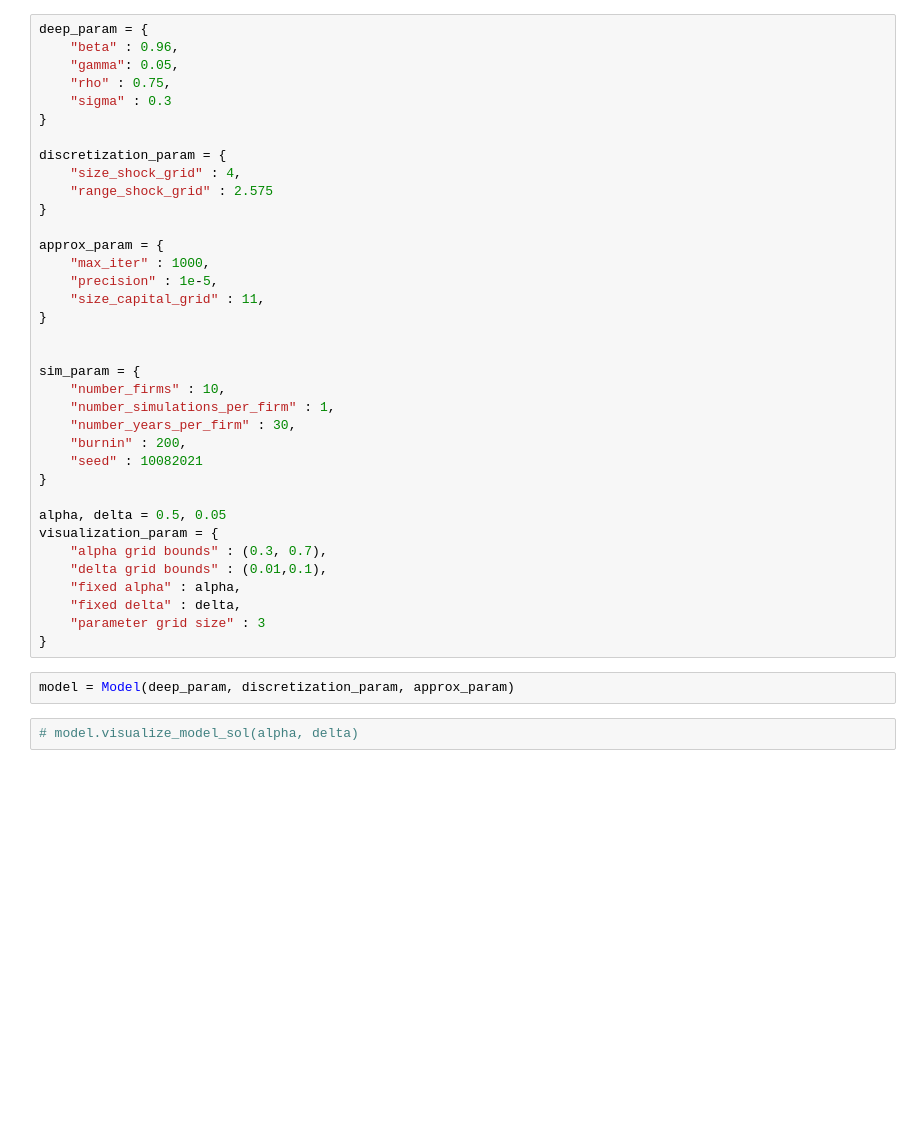
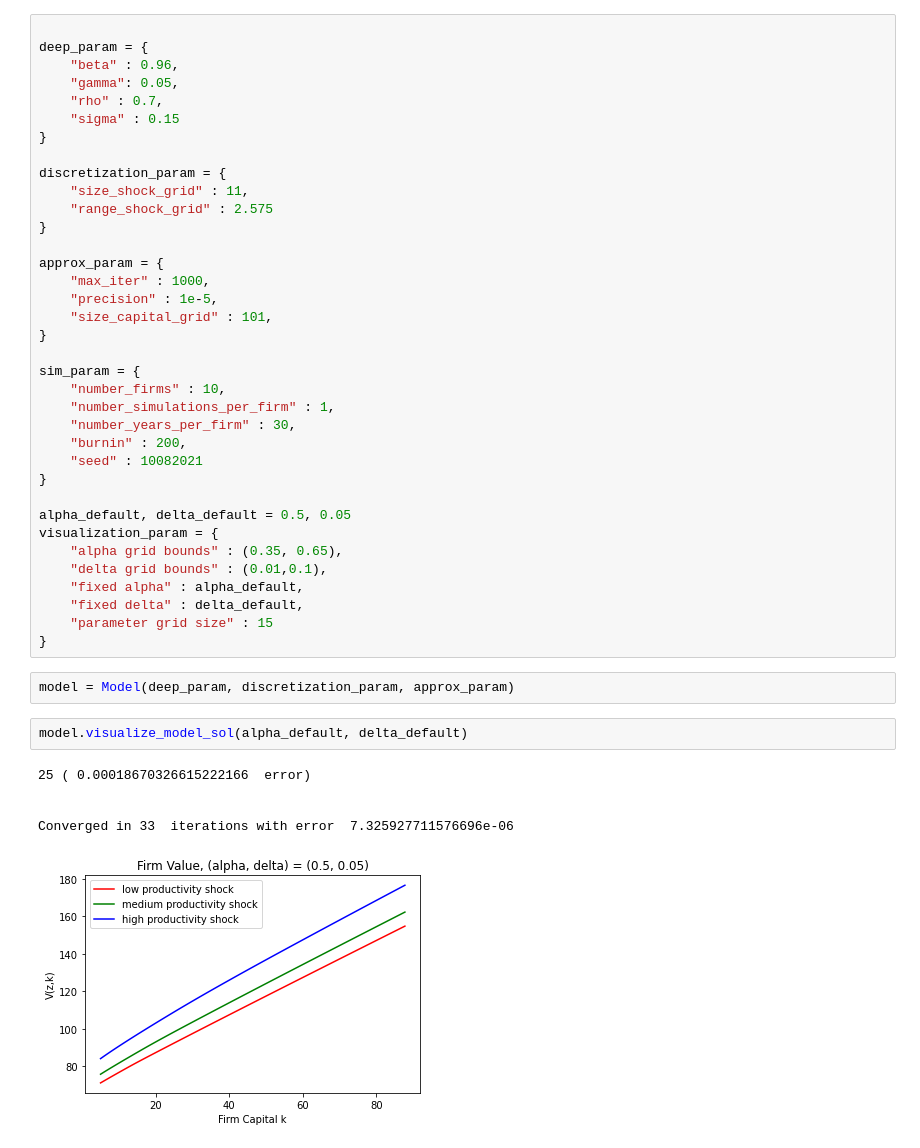
Before and after one commit to OpenSourceEconomics/ose-scientific-computing-course-default101, a Jupyter notebook: main_edit.ipynb, the cells around one changed output. Saved outputs shown, nothing was run; the diff lists cells and outputs as text; blank space fills up the shorter version.

```diff
--- a/main_edit.ipynb
+++ b/main_edit.ipynb
@@ -4,22 +113,22 @@ from auxiliary.Model import Model
 # %%
+
 deep_param = {
     "beta" : 0.96,
     "gamma": 0.05,
-    "rho" : 0.75,
-    "sigma" : 0.3
+    "rho" : 0.7,
+    "sigma" : 0.15
 }
 
 discretization_param = {
-    "size_shock_grid" : 4,
+    "size_shock_grid" : 11,
     "range_shock_grid" : 2.575
 }
 
 approx_param = {
     "max_iter" : 1000,
     "precision" : 1e-5,
-    "size_capital_grid" : 11,
+    "size_capital_grid" : 101,
 }
-
 
 sim_param = {
     "number_firms" : 10,
@@ -29,15 +138,21 @@ sim_param = {
     "seed" : 10082021
 }
 
-alpha, delta = 0.5, 0.05
+alpha_default, delta_default = 0.5, 0.05
 visualization_param = {
-    "alpha grid bounds" : (0.3, 0.7),
+    "alpha grid bounds" : (0.35, 0.65),
     "delta grid bounds" : (0.01,0.1),
-    "fixed alpha" : alpha,
-    "fixed delta" : delta,
-    "parameter grid size" : 3
+    "fixed alpha" : alpha_default,
+    "fixed delta" : delta_default,
+    "parameter grid size" : 15
 }
 # %%
 model = Model(deep_param, discretization_param, approx_param)
-# %%
-# model.visualize_model_sol(alpha, delta)
+# %%
+model.visualize_model_sol(alpha_default, delta_default)
+# %% [output]
+25 ( 0.00018670326615222166  error)
+
+
+Converged in 33  iterations with error  7.325927711576696e-06
+[figure, added]
```
Also changed, not shown: parts of 16 cells of this notebook, 5 other files.
